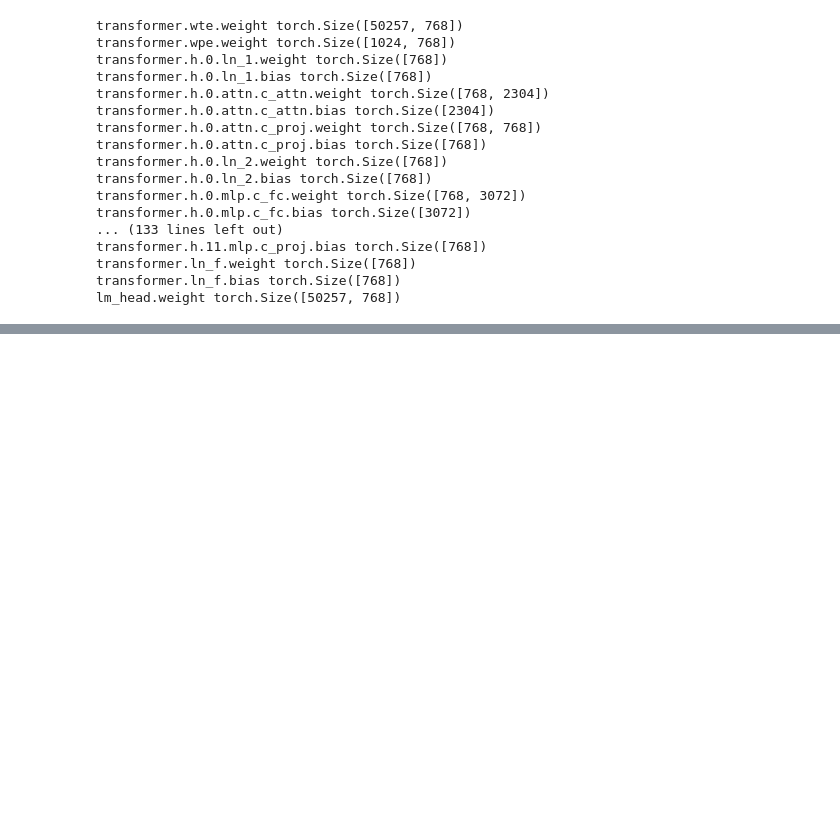
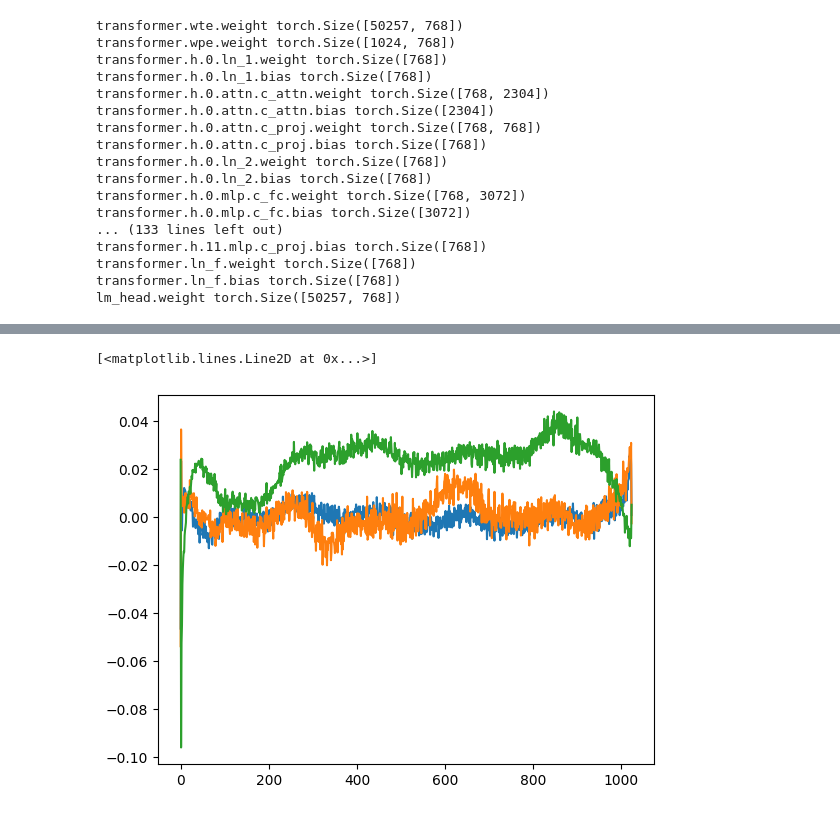
Before and after one commit to argszero/p2, a Jupyter notebook: gpt2-124/play.ipynb, the cells around one changed output, grey strips where cells are left out. Saved outputs shown, nothing was run; the diff lists cells and outputs as text; code cells hidden in the pictures; blank space fills up the shorter version.

```diff
--- a/gpt2-124/play.ipynb
+++ b/gpt2-124/play.ipynb
@@ -26,0 +41,7 @@ lm_head.weight torch.Size([50257, 768])
+# %%
+plt.plot(sd_hf["transformer.wpe.weight"][:,150])
+plt.plot(sd_hf["transformer.wpe.weight"][:,200])
+plt.plot(sd_hf["transformer.wpe.weight"][:,250])
+# %% [output]
+[<matplotlib.lines.Line2D at 0x...>]
+[figure, added]
```
Also changed, not shown: parts of 4 cells of this notebook, 1 other file.
